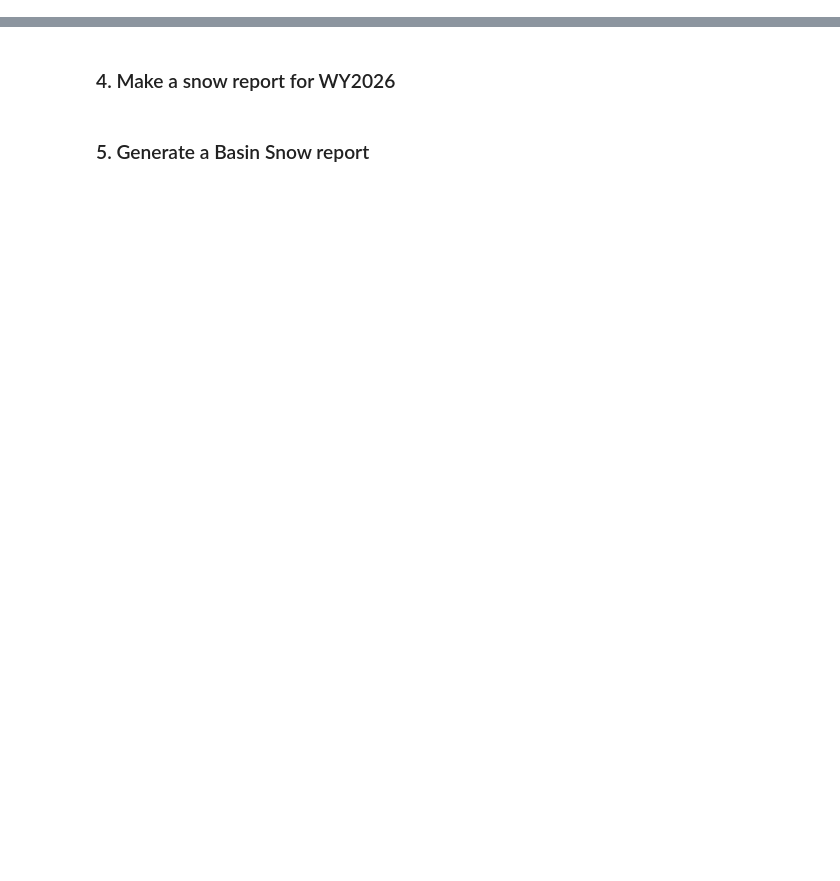
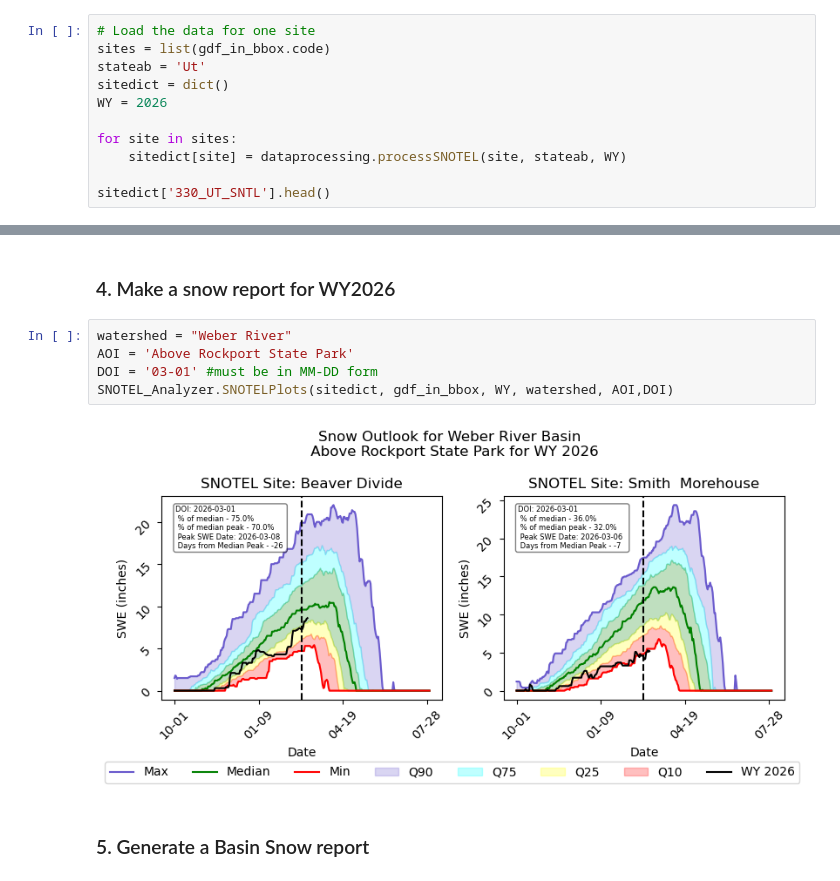
Before and after one commit to adernbach/Data-Acquisition-Processing-Analysis, a Jupyter notebook: My_SNOTEL_Analysis.ipynb, the cells around one changed output, grey strips where cells are left out. Cells and saved outputs as stored; diff of their text form; blank space fills up the shorter version.

```diff
--- a/My_SNOTEL_Analysis.ipynb
+++ b/My_SNOTEL_Analysis.ipynb
@@ -92,0 +110,11 @@ KeyError: 1
+# %%
+# Load the data for one site
+sites = list(gdf_in_bbox.code)
+stateab = 'Ut'
+sitedict = dict()
+WY = 2026
+
+for site in sites:
+    sitedict[site] = dataprocessing.processSNOTEL(site, stateab, WY)
+
+sitedict['330_UT_SNTL'].head()
@@ -93,4 +134,11 @@ KeyError: 1
 # %% [markdown]
 ### 4. Make a snow report for WY2026
+# %%
+watershed = "Weber River"
+AOI = 'Above Rockport State Park'
+DOI = '03-01' #must be in MM-DD form
+SNOTEL_Analyzer.SNOTELPlots(sitedict, gdf_in_bbox, WY, watershed, AOI,DOI)
+# %% [output]
+[figure, added]
 # %% [markdown]
 ### 5. Generate a Basin Snow report
```
Also changed, not shown: parts of 8 cells of this notebook, 6 other files.
